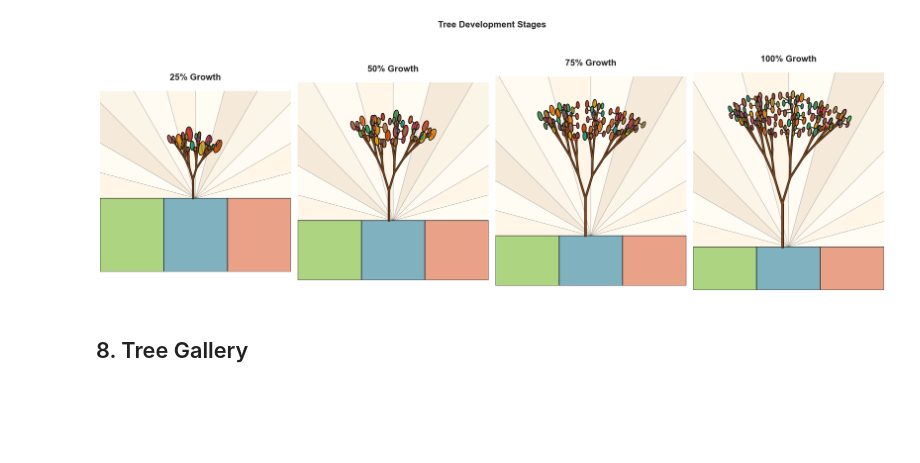
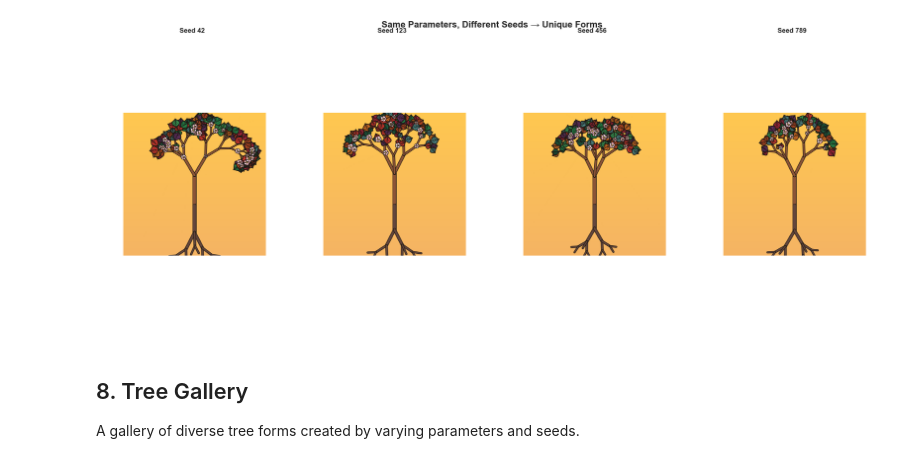
Before and after one commit to ndouglas/arborhedron, a Jupyter notebook: notebooks/06_geometric_skeleton.ipynb, the cells around one changed output. Cells and saved outputs as stored; diff of their text form; code cells hidden in the pictures; blank space fills up the shorter version.

```diff
--- a/notebooks/06_geometric_skeleton.ipynb
+++ b/notebooks/06_geometric_skeleton.ipynb
@@ -49,9 +43,16 @@ The skeleton depth determines visual richness:
 # %%
-# Compare skeleton complexity
-print("Skeleton complexity by depth:")
+# Show default TreeParams
+params = TreeParams()
+print("Default TreeParams:")
 print("-" * 40)
-for depth in [4, 5, 6, 7, 8]:
-    num_segments = 2**depth - 1
-    num_tips = 2**(depth - 1)
-    print(f"Depth {depth}: {num_segments:>3} segments, {num_tips:>3} tips")
+print(f"  depth:          {params.depth} (recursion levels)")
+print(f"  angle:          {params.angle}° (branch spread)")
+print(f"  scale:          {params.scale} (child/parent ratio)")
+print(f"  trunk_length:   {params.trunk_length} (pixels)")
+print(f"  thickness:      {params.thickness} (trunk width)")
+print(f"  randomness:     {params.randomness} (angle jitter)")
+print(f"  early_stop:     {params.early_stop} (pruning probability)")
+print(f"  show_leaves:    {params.show_leaves}")
+print(f"  show_blossoms:  {params.show_blossoms}")
+print(f"  blossom_type:   {params.blossom_type}")
 # %% [output]
@@ -364,28 +415,28 @@ plt.show()
 # %%
-# Growth progression
+# Show variation from different seeds
 fig, axes = plt.subplots(1, 4, figsize=(20, 8))
 
-stages = [0.25, 0.5, 0.75, 1.0]
-for ax, stage in zip(axes, stages):
-    tree = create_grown_skeleton(
-        depth=7,
-        growth_stage=stage,
-        prune_fraction=0.15,
-        seed=42,
-    )
-    render_stained_glass_tree(
-        tree,
-        ax=ax,
-        leaf_density=int(120 * stage),
-        leaf_size=0.08,
-        title=f'{stage:.0%} Growth',
-    )
+seeds = [42, 123, 456, 789]
+params = TreeParams(depth=5, show_blossoms=True, blossom_density=0.3)
 
-plt.suptitle('Tree Development Stages', fontsize=16, fontweight='bold')
+for ax, seed in zip(axes, seeds):
+    fig_temp, _ = render_tree(params, seed=seed, figsize=(5, 8))
+
+    fig_temp.canvas.draw()
+    img = np.frombuffer(fig_temp.canvas.buffer_rgba(), dtype=np.uint8)
+    img = img.reshape(fig_temp.canvas.get_width_height()[::-1] + (4,))
+    ax.imshow(img)
+    ax.axis('off')
+    ax.set_title(f'Seed {seed}', fontsize=12, fontweight='bold')
+    plt.close(fig_temp)
+
+plt.suptitle('Same Parameters, Different Seeds → Unique Forms', fontsize=16, fontweight='bold')
 plt.tight_layout()
 plt.show()
 # %% [output]
-[figure, old version]
+[figure, new version]
 # %% [markdown]
 ## 8. Tree Gallery
+
+A gallery of diverse tree forms created by varying parameters and seeds.
 # %%
```
Also changed, not shown: parts of 20 cells of this notebook, 10 other files.
